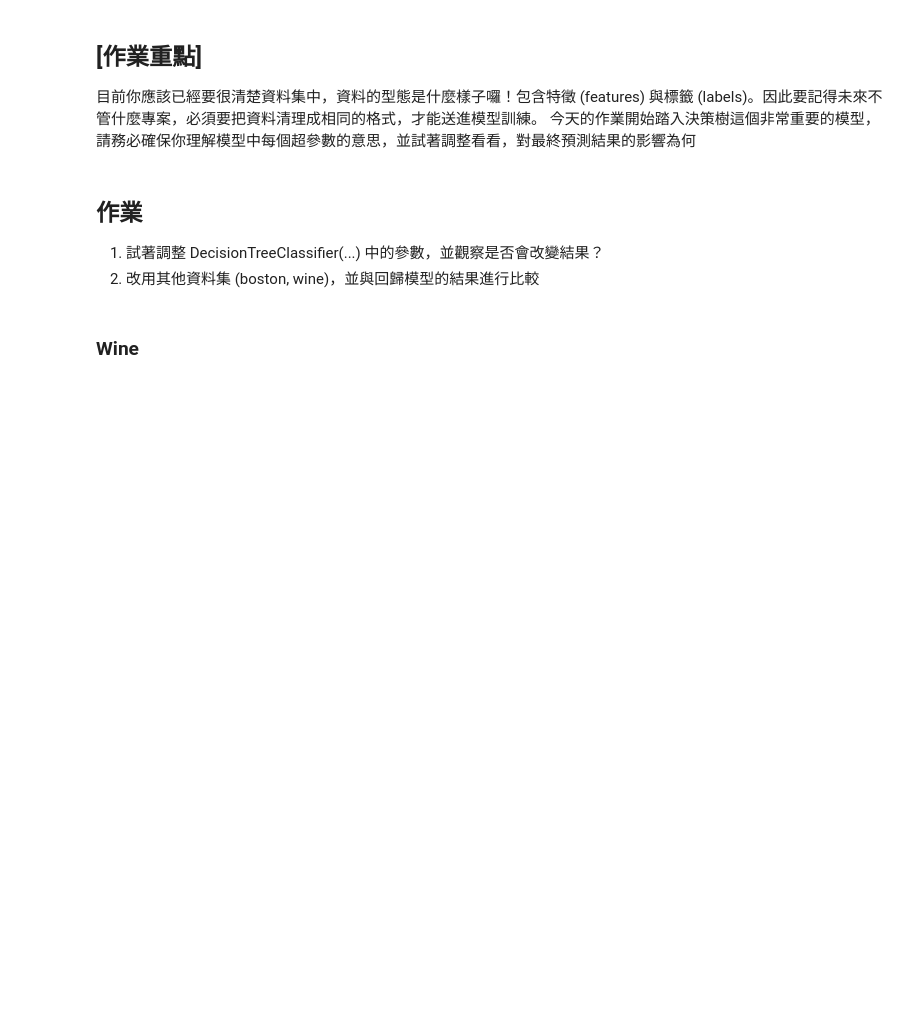
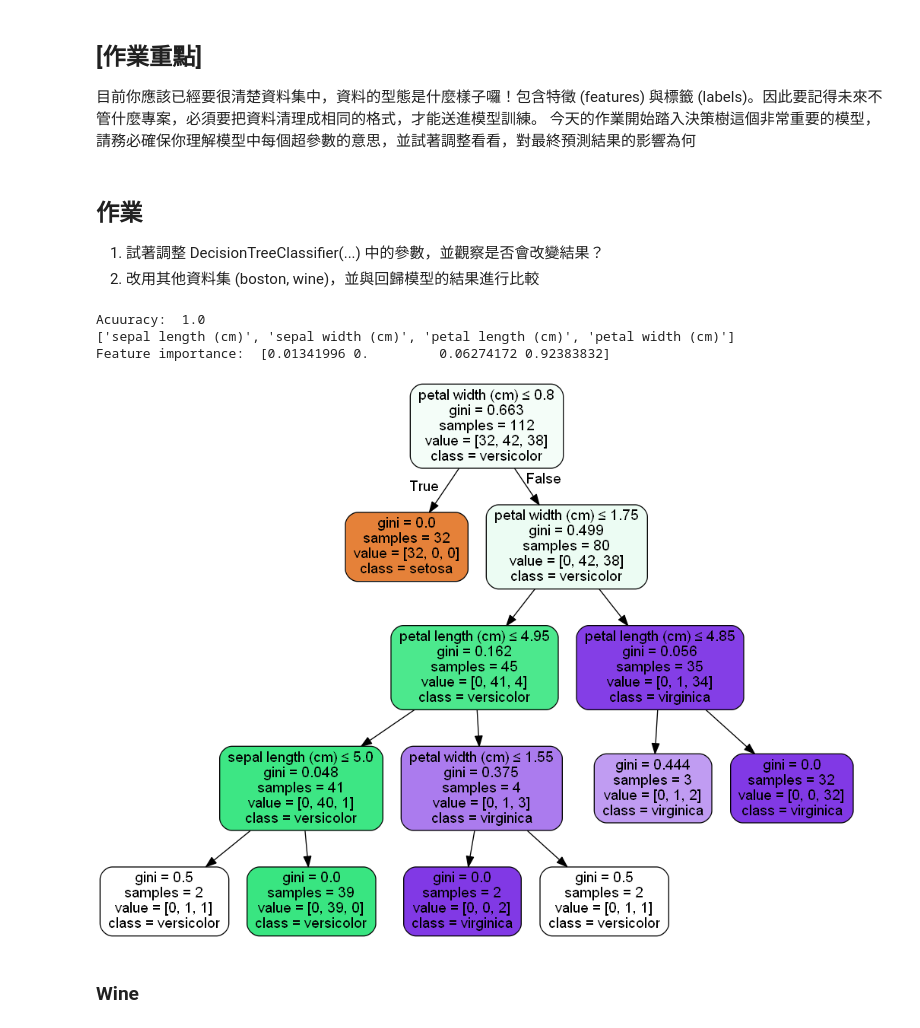
Before and after one commit to avacheng/2nd-ML100Days, a Jupyter notebook: homework/Day_042_HW.ipynb, the cells around one changed output. Drawn from its saved outputs; the diff is of its cells as text; code cells hidden in the pictures; blank space fills up the shorter version.

```diff
--- a/homework/Day_042_HW.ipynb
+++ b/homework/Day_042_HW.ipynb
@@ -88,6 +88,37 @@ Image(graph.create_png())
 
 1. 試著調整 DecisionTreeClassifier(...) 中的參數，並觀察是否會改變結果？
 2. 改用其他資料集 (boston, wine)，並與回歸模型的結果進行比較
+# %%
+# 試著調整 DecisionTreeClassifier(...) 中的參數，並觀察是否會改變結果？
+# min_samples_leaf = 2
+
+# 切分訓練集/測試集
+x_train, x_test, y_train, y_test = train_test_split(iris.data, iris.target, test_size=0.25, random_state=4)
+
+# 建立模型
+clf = DecisionTreeClassifier(min_samples_leaf = 2)
+
+# 訓練模型
+clf.fit(x_train, y_train)
+
+# 預測測試集
+y_pred = clf.predict(x_test)
+
+acc = metrics.accuracy_score(y_test, y_pred)
+print("Acuuracy: ", acc)
+print(iris.feature_names)
+print("Feature importance: ", clf.feature_importances_)
+dot_data = StringIO()
+export_graphviz(clf, out_file=dot_data,
+                filled=True, rounded=True, feature_names=iris.feature_names,
+                class_names=iris.target_names, special_characters=True)
+graph = pydotplus.graph_from_dot_data(dot_data.getvalue())
+Image(graph.create_png())
+# %% [output]
+Acuuracy:  1.0
+['sepal length (cm)', 'sepal width (cm)', 'petal length (cm)', 'petal width (cm)']
+Feature importance:  [0.01341996 0.         0.06274172 0.92383832]
+[figure, added]
 # %% [markdown]
 ### Wine
 # %%
```
Also changed, not shown: parts of 6 cells of this notebook.
